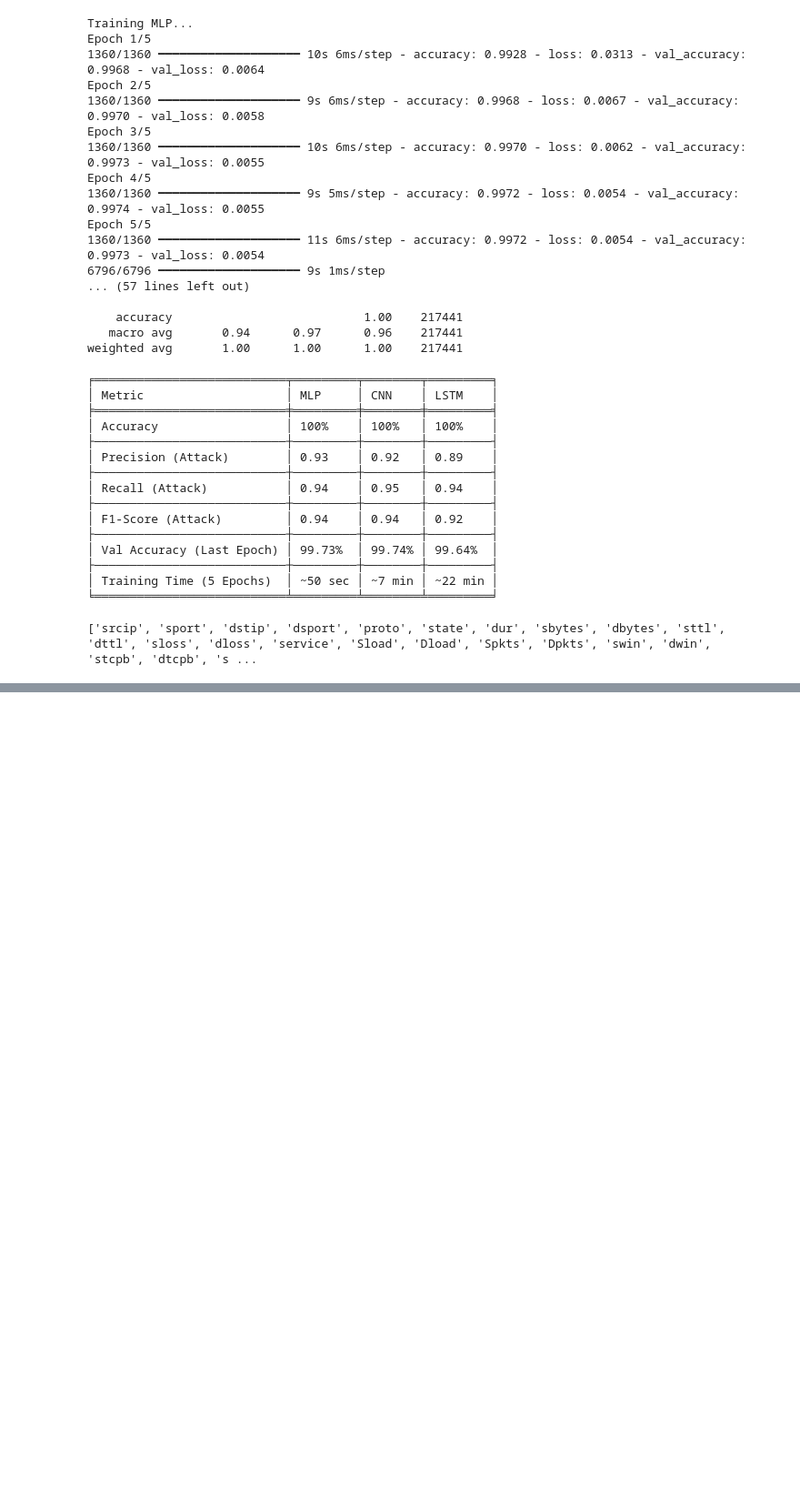
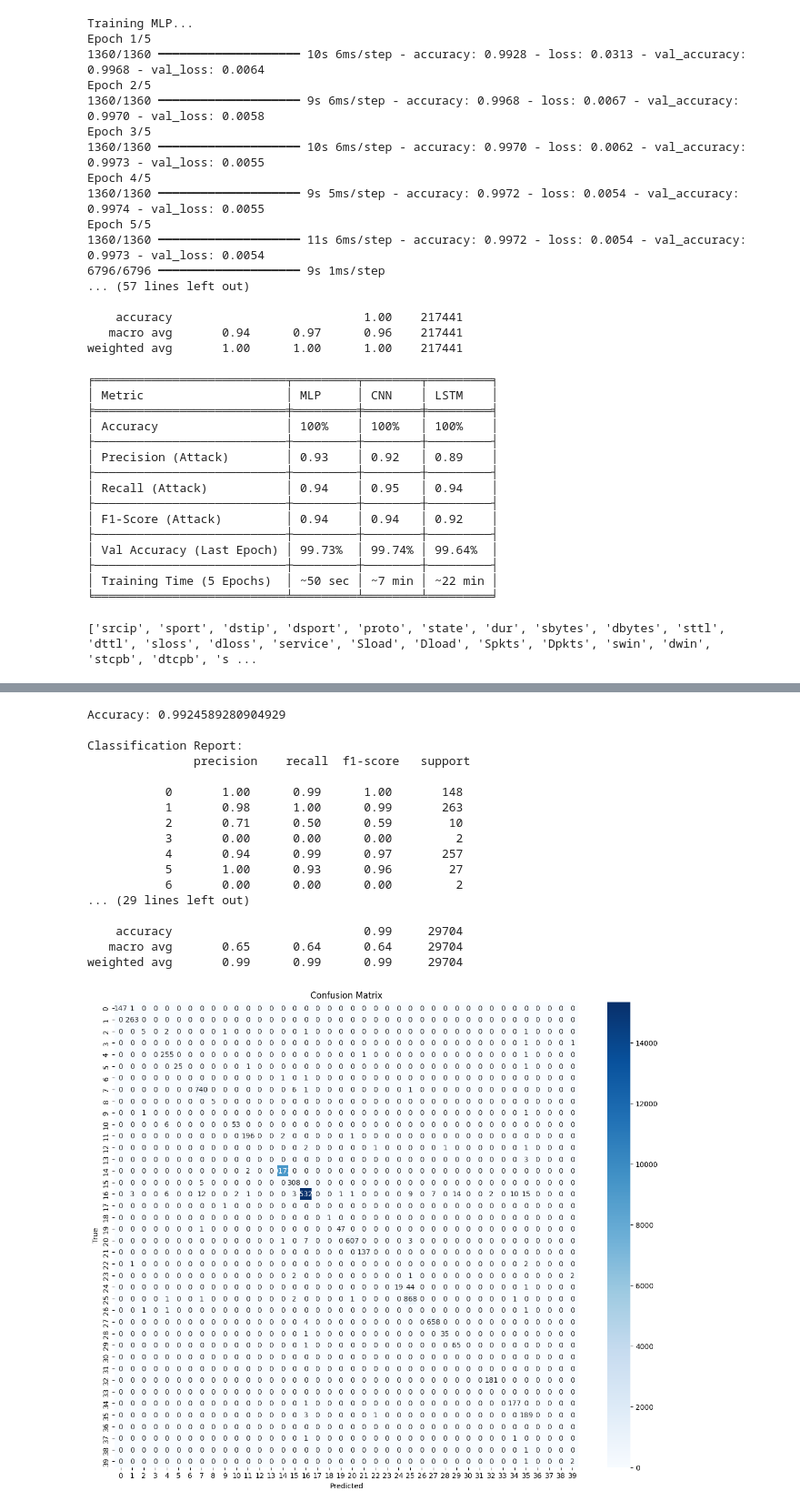
Before and after one commit to Hacxmr/Cyber_Threat_Detection, a Jupyter notebook: Avishkar.ipynb, the cells around one changed output, grey strips where cells are left out. Shown: that part at 91% size. Cells and saved outputs as stored; diff of their text form; code cells hidden in the pictures; blank space fills up the shorter version.

```diff
--- a/Avishkar.ipynb
+++ b/Avishkar.ipynb
@@ -336,0 +512,9 @@ print(df.columns.tolist())
+# %%
+import pandas as pd
+
+# Load the dataset
+df = pd.read_csv('/content/kdd_dataset.csv')
+
+# Show shape and head
+print(df.shape)
+df.head()
@@ -336,0 +547,11 @@ print(df.columns.tolist())
+# %%
+X = df.drop(columns=['class'])  # Features
+y = df['class']                 # Target
+# %%
+from sklearn.preprocessing import LabelEncoder
+
+for col in ['protocol_type', 'service', 'flag']:
+    le = LabelEncoder()
+    X[col] = le.fit_transform(X[col])
+# %%
+y = LabelEncoder().fit_transform(y)
@@ -336,0 +856,52 @@ print(df.columns.tolist())
+# %%
+import numpy as np
+from sklearn.metrics import classification_report, confusion_matrix, accuracy_score
+
+# Step 1: Convert one-hot encoded y_test to class indices
+y_test_labels = np.argmax(y_test, axis=1)
+
+# Step 2: Decode true labels (optional, if you want string labels back)
+y_test_decoded = le.inverse_transform(y_test_labels)
+
+# Step 3: Convert predicted probabilities to class indices
+y_pred_labels = y_pred  # Already predicted labels
+
+
+# Step 4: Decode predicted labels (optional)
+y_pred_decoded = le.inverse_transform(y_pred_labels)
+
+# Step 5: Print evaluation metrics
+print("Accuracy:", accuracy_score(y_test_decoded, y_pred_decoded))
+print("\nClassification Report:\n", classification_report(y_test_decoded, y_pred_decoded))
+
+# Optional: Confusion matrix
+import seaborn as sns
+import matplotlib.pyplot as plt
+
+conf_matrix = confusion_matrix(y_test_decoded, y_pred_decoded, labels=le.classes_)
+plt.figure(figsize=(12, 10))
+sns.heatmap(conf_matrix, xticklabels=le.classes_, yticklabels=le.classes_, annot=True, fmt='d', cmap='Blues')
+plt.xlabel('Predicted')
+plt.ylabel('True')
+plt.title('Confusion Matrix')
+plt.tight_layout()
+plt.show()
+# %% [output]
+Accuracy: 0.9924589280904929
+
+Classification Report:
+               precision    recall  f1-score   support
+
+           0       1.00      0.99      1.00       148
+           1       0.98      1.00      0.99       263
+           2       0.71      0.50      0.59        10
+           3       0.00      0.00      0.00         2
+           4       0.94      0.99      0.97       257
+           5       1.00      0.93      0.96        27
+           6       0.00      0.00      0.00         2
+... (29 lines left out)
+
+    accuracy                           0.99     29704
+   macro avg       0.65      0.64      0.64     29704
+weighted avg       0.99      0.99      0.99     29704
+[figure, added]
```
Also changed, not shown: parts of 28 cells of this notebook.
